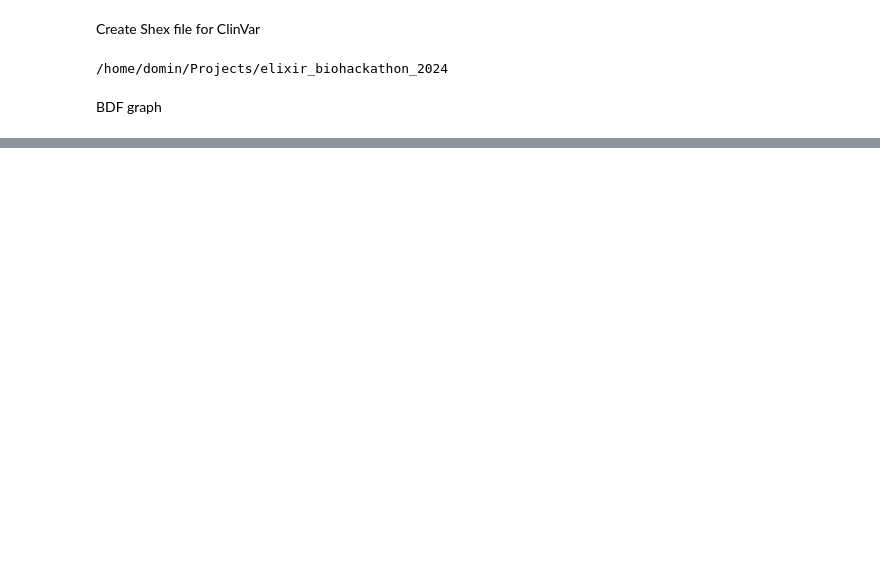
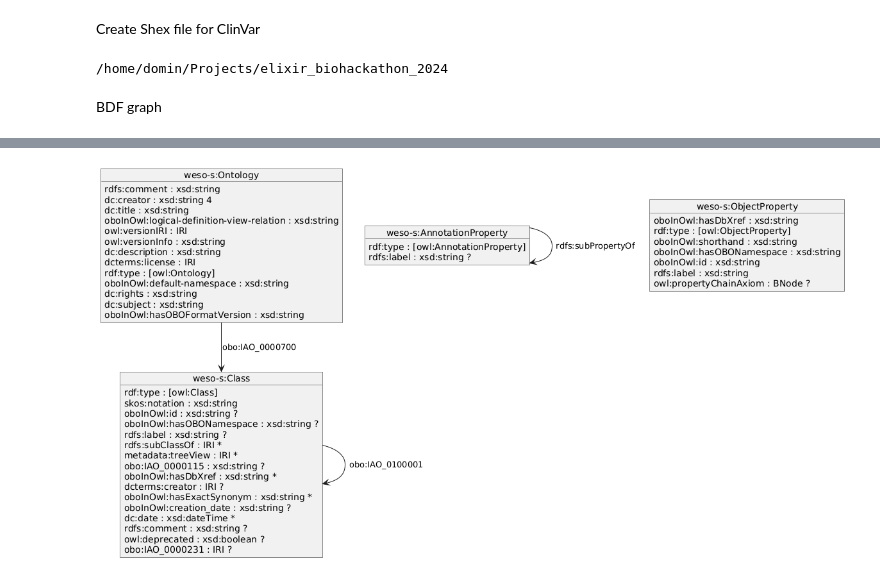
Before and after one commit to BioDataFuse/elixir_biohackathon_2024, a Jupyter notebook: docs/shexer.ipynb, the cells around one changed output, grey strips where cells are left out. Cells and saved outputs as stored; diff of their text form; code cells hidden in the pictures; blank space fills up the shorter version.

```diff
--- a/docs/shexer.ipynb
+++ b/docs/shexer.ipynb
@@ -65,0 +130,4 @@ Image(filename='rdf_png_files/pcs_bdf-rdf.png')
+# %%
+Image(filename='rdf_png_files/hpo-rdf.png')
+# %% [output]
+[figure, added]
```
Also changed, not shown: parts of 7 cells of this notebook.
